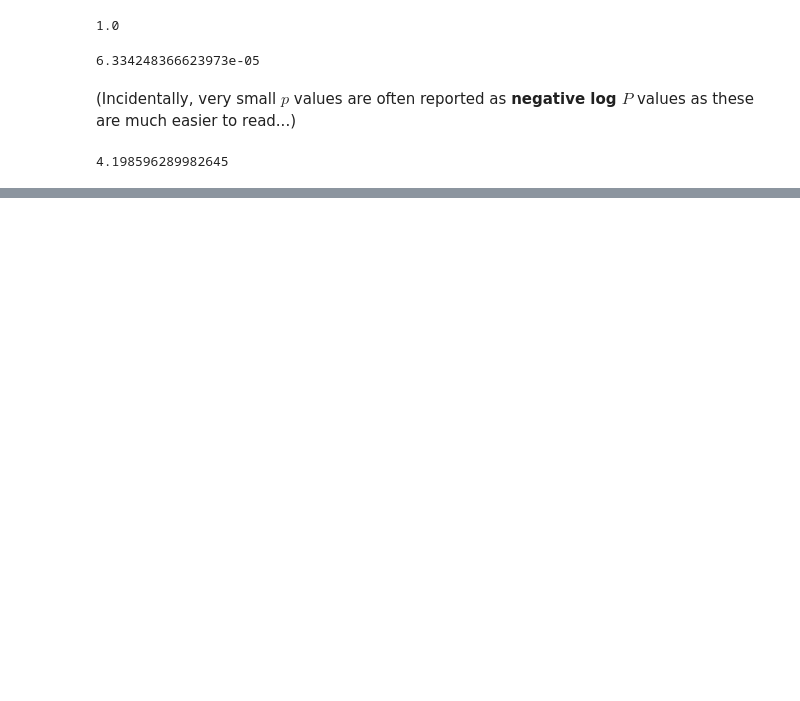
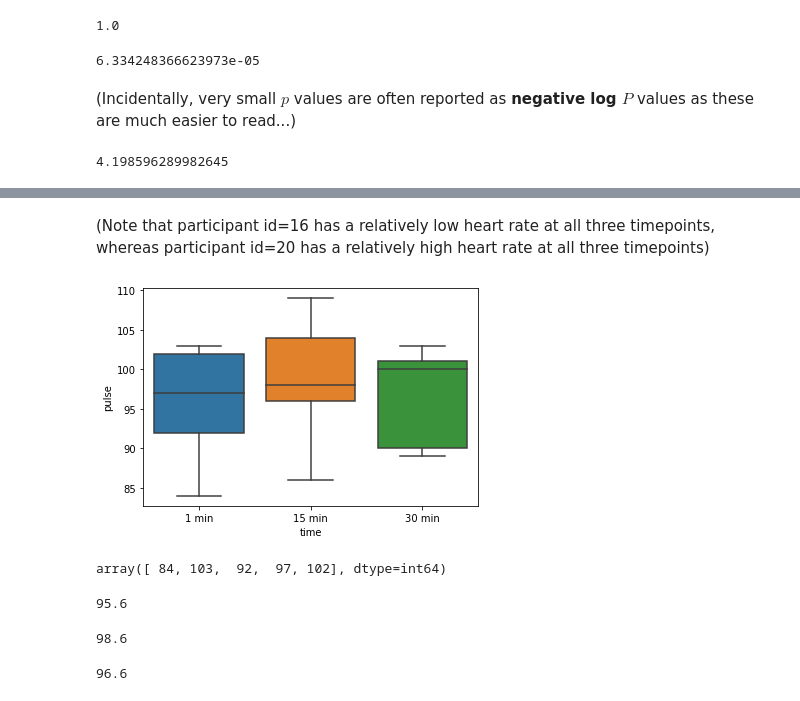
Before and after one commit to luo-xiao/Python_Learning, a Jupyter notebook: app6_probability_and_statistics/4_Intro_to_Statistics.ipynb, the cells around one changed output, grey strips where cells are left out. Saved outputs shown, nothing was run; the diff lists cells and outputs as text; code cells hidden in the pictures; blank space fills up the shorter version.

```diff
--- a/app6_probability_and_statistics/4_Intro_to_Statistics.ipynb
+++ b/app6_probability_and_statistics/4_Intro_to_Statistics.ipynb
@@ -220,0 +442,4 @@ p_from_z(4)
+# %%
+# here is an exaple
+exercise = sns.load_dataset('exercise')
+exercise
@@ -220,0 +471,3 @@ p_from_z(4)
+# %%
+walk_no = exercise[(exercise.diet == 'no fat') & (exercise.kind == 'walking')]
+walk_no
@@ -220,0 +491,25 @@ p_from_z(4)
+# %% [markdown]
+(Note that participant id=16 has a relatively low heart rate at all three timepoints, whereas participant id=20 has a relatively high heart rate at all three timepoints)
+# %%
+_ = sns.boxplot(x='time', y='pulse', data=walk_no)
+# %% [output]
+[figure, added]
+# %%
+min1 = walk_no[walk_no.time == '1 min']['pulse'].to_numpy()
+min1
+# %% [output]
+array([ 84, 103,  92,  97, 102], dtype=int64)
+# %%
+min1.mean()
+# %% [output]
+95.6
+# %%
+min15 = walk_no[walk_no.time == '15 min']['pulse'].to_numpy()
+min15.mean()
+# %% [output]
+98.6
+# %%
+min30 = walk_no[walk_no.time == '30 min']['pulse'].to_numpy()
+min30.mean()
+# %% [output]
+96.6
```
Also changed, not shown: parts of 76 cells of this notebook.
